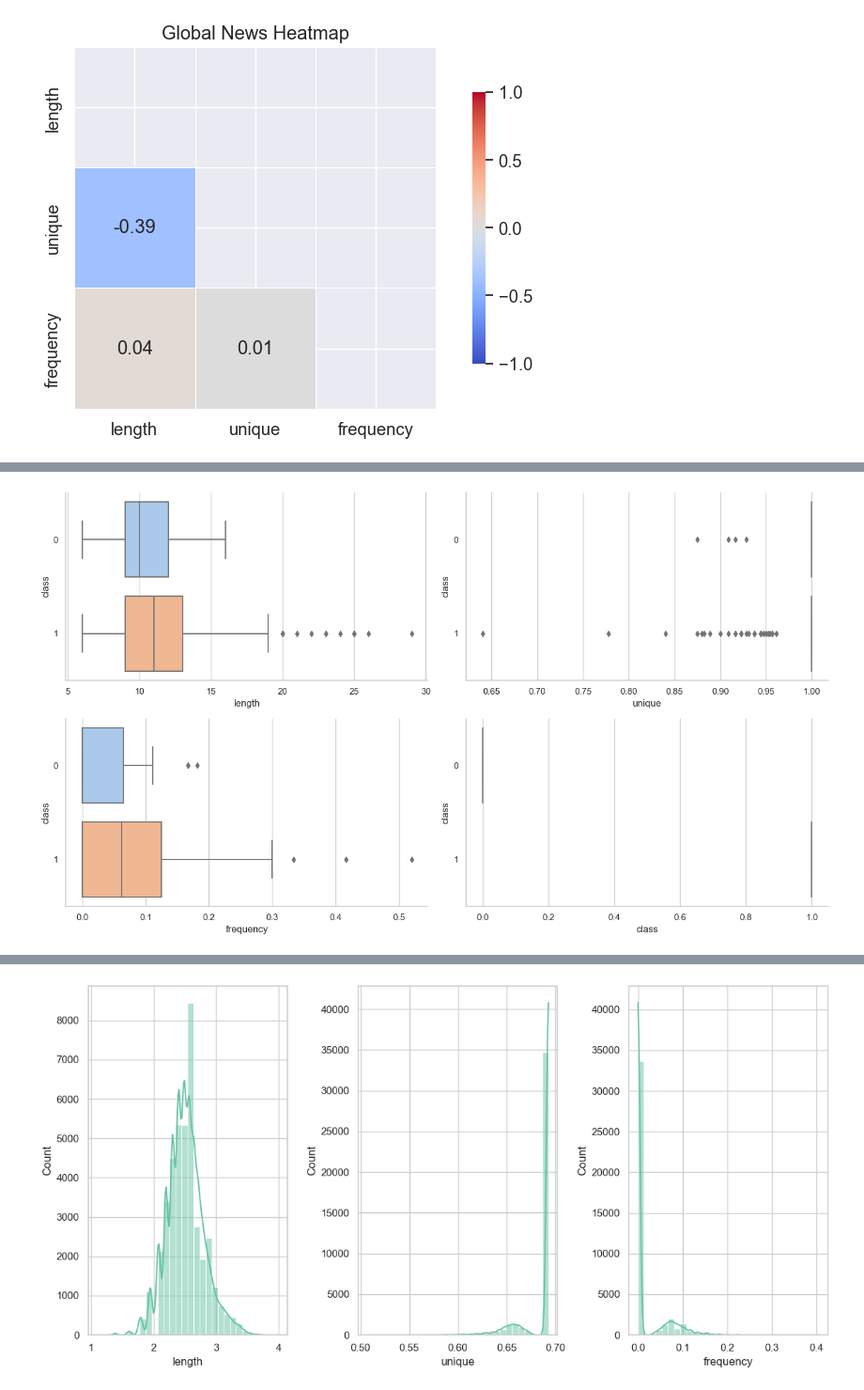
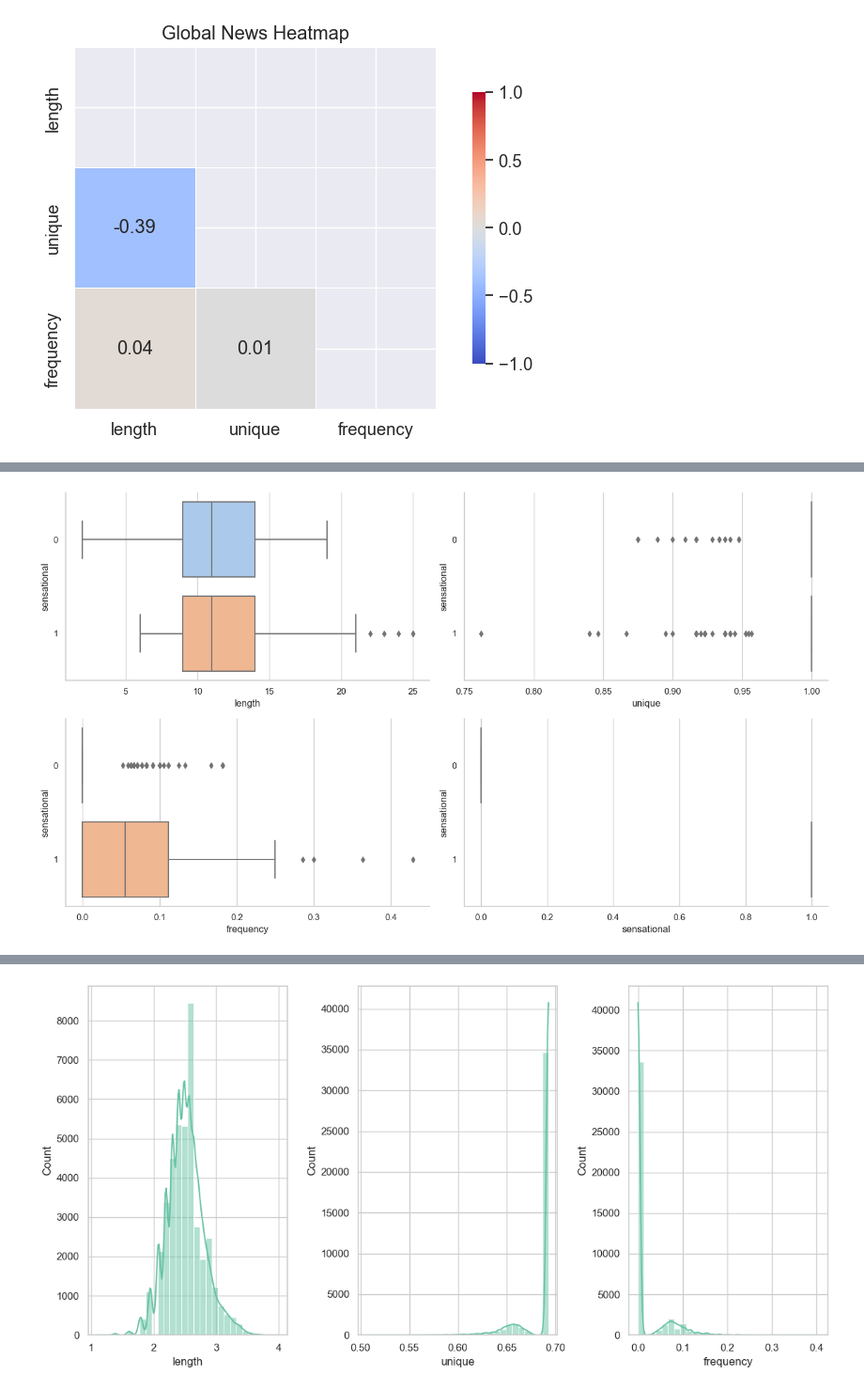
Before and after one commit to qlawk/clickbait, a Jupyter notebook: source/notebooks/analysis.ipynb, the cells around one changed output, grey strips where cells are left out. Shown at 94% size. Drawn from its saved outputs; the diff is of its cells as text; code cells hidden in the pictures.

```diff
--- a/source/notebooks/analysis.ipynb
+++ b/source/notebooks/analysis.ipynb
@@ -46,7 +46,7 @@ color = sns.color_palette("Set2")[0]
 axes = axes.flatten()
 
 for i, col in enumerate(predictor_col):
-    sns.histplot(baseline, x=col, bins=30, kde=True, color=color, hue='class', ax=axes[i],legend=False)
+    sns.histplot(baseline, x=col, bins=30, kde=True, color=color, hue='sensational', ax=axes[i],legend=False)
     axes[i].legend(labels=['Sensational', 'Non-Sensational'])
 
 plt.tight_layout()
@@ -64,7 +64,7 @@ color = sns.color_palette("Set2")[0]
 axes = axes.flatten()
 
 for i, col in enumerate(predictor_col):
-    sns.histplot(baseline, x=col, bins=30, kde=True, color=color, hue='class', ax=axes[i],legend=False)
+    sns.histplot(baseline, x=col, bins=30, kde=True, color=color, hue='sensational', ax=axes[i],legend=False)
     axes[i].legend(labels=['Sensational', 'Non-Sensational'])
 
 plt.tight_layout()
@@ -75,19 +75,19 @@ plt.show()
 # %%
 # plotting box plots
 fig, axes = plt.subplots(nrows=2, ncols=2, figsize=(14, 8))
 sns.set(style="whitegrid")
 palette = sns.color_palette("pastel")
 axes = axes.flatten()
 
 for i, col in enumerate(baseline[baseline_numcol]):
-    sns.boxplot(baseline, palette=palette,x=col, y='class', ax=axes[i], orient='h')
+    sns.boxplot(baseline, palette=palette,x=col, y='sensational', ax=axes[i], orient='h')
     sns.despine()
 
 plt.tight_layout()
 plt.savefig("baseline_boxplot.png")
 plt.show()
 # %% [output]
-[figure, old version]
+[figure, new version]
 # %%
 # plotting scatterplot
 sns.set(style="whitegrid")
```
Also changed, not shown: parts of 5 cells of this notebook, 23 other files.
